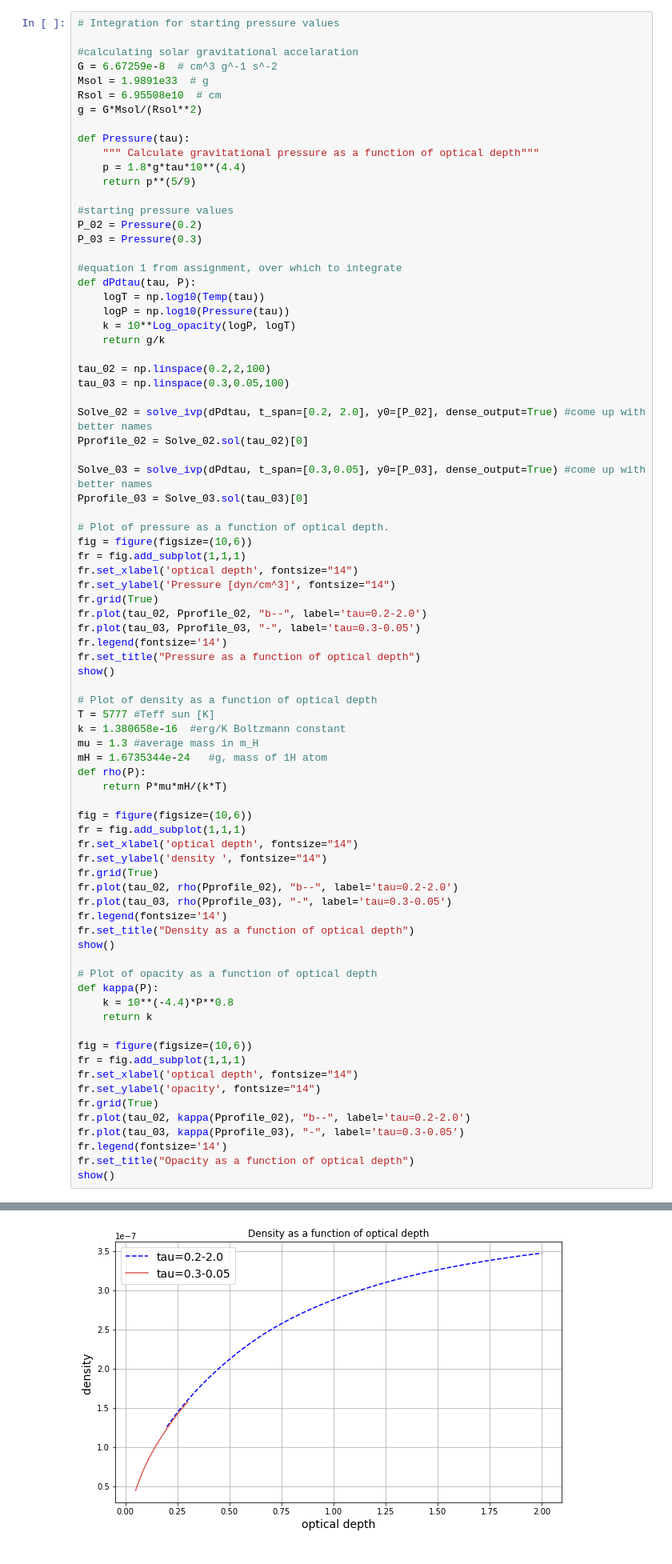
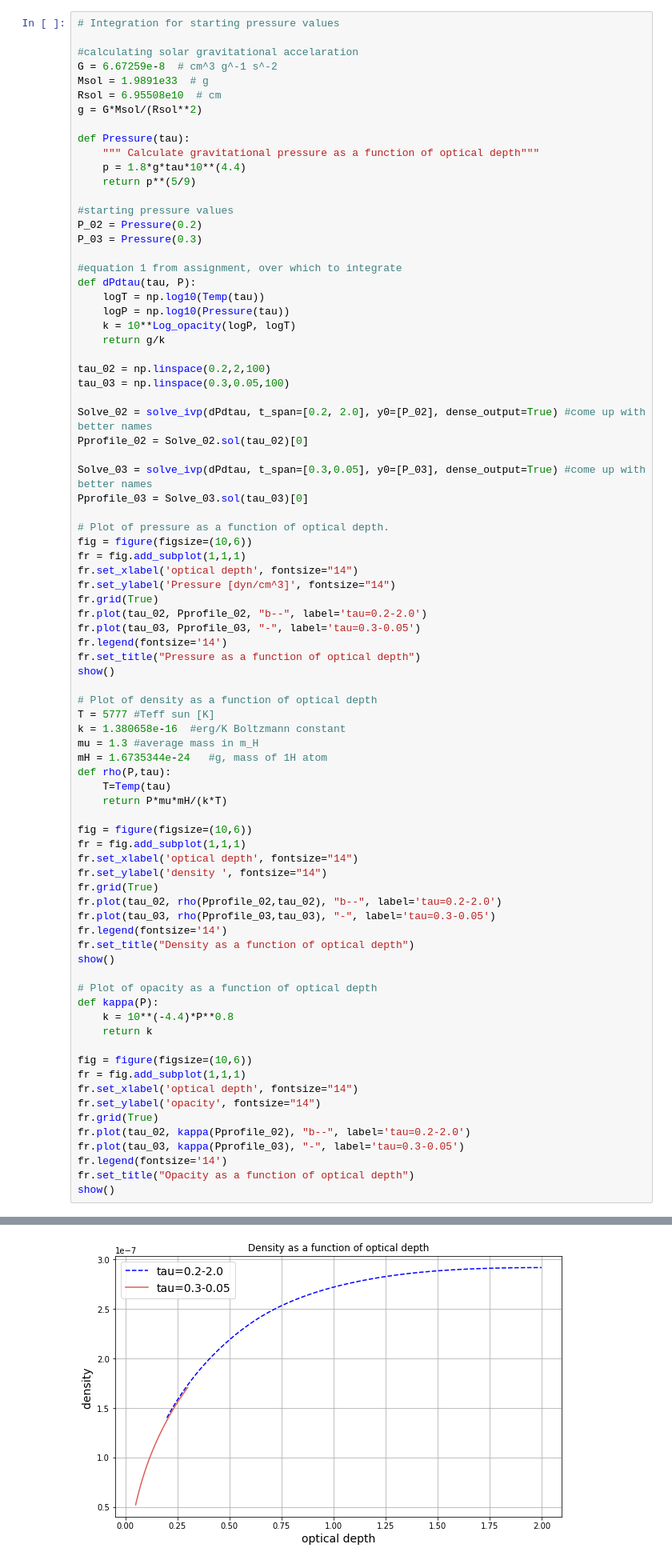
Before and after one commit to dziouba/PoS, a Jupyter notebook: PoS_Computer_Model (2).ipynb, the cells around one changed output, grey strips where cells are left out. Shown at 80% size. Cells and saved outputs as stored; diff of their text form.

```diff
--- a/PoS_Computer_Model (2).ipynb
+++ b/PoS_Computer_Model (2).ipynb
@@ -307,38 +298,39 @@ T = 5777 #Teff sun [K]
 k = 1.380658e-16  #erg/K Boltzmann constant
 mu = 1.3 #average mass in m_H
 mH = 1.6735344e-24   #g, mass of 1H atom
-def rho(P):
+def rho(P,tau):
+    T=Temp(tau)
     return P*mu*mH/(k*T)
 
 fig = figure(figsize=(10,6))
 fr = fig.add_subplot(1,1,1)
 fr.set_xlabel('optical depth', fontsize="14")
 fr.set_ylabel('density ', fontsize="14")
 fr.grid(True)
-fr.plot(tau_02, rho(Pprofile_02), "b--", label='tau=0.2-2.0')
-fr.plot(tau_03, rho(Pprofile_03), "-", label='tau=0.3-0.05')
+fr.plot(tau_02, rho(Pprofile_02,tau_02), "b--", label='tau=0.2-2.0')
+fr.plot(tau_03, rho(Pprofile_03,tau_03), "-", label='tau=0.3-0.05')
 fr.legend(fontsize='14')
 fr.set_title("Density as a function of optical depth")
 show()
 
 # Plot of opacity as a function of optical depth
 def kappa(P):
     k = 10**(-4.4)*P**0.8
     return k
 
 fig = figure(figsize=(10,6))
 fr = fig.add_subplot(1,1,1)
 fr.set_xlabel('optical depth', fontsize="14")
 fr.set_ylabel('opacity', fontsize="14")
 fr.grid(True)
 fr.plot(tau_02, kappa(Pprofile_02), "b--", label='tau=0.2-2.0')
 fr.plot(tau_03, kappa(Pprofile_03), "-", label='tau=0.3-0.05')
 fr.legend(fontsize='14')
 fr.set_title("Opacity as a function of optical depth")
 show()
 # %% [output]
 [figure]
-[figure, old version]
+[figure, new version]
 [figure]
 # %% [markdown]
 ### Relation between the optical depth and the geometrical depth
```
Also changed, not shown: parts of 28 cells of this notebook.
